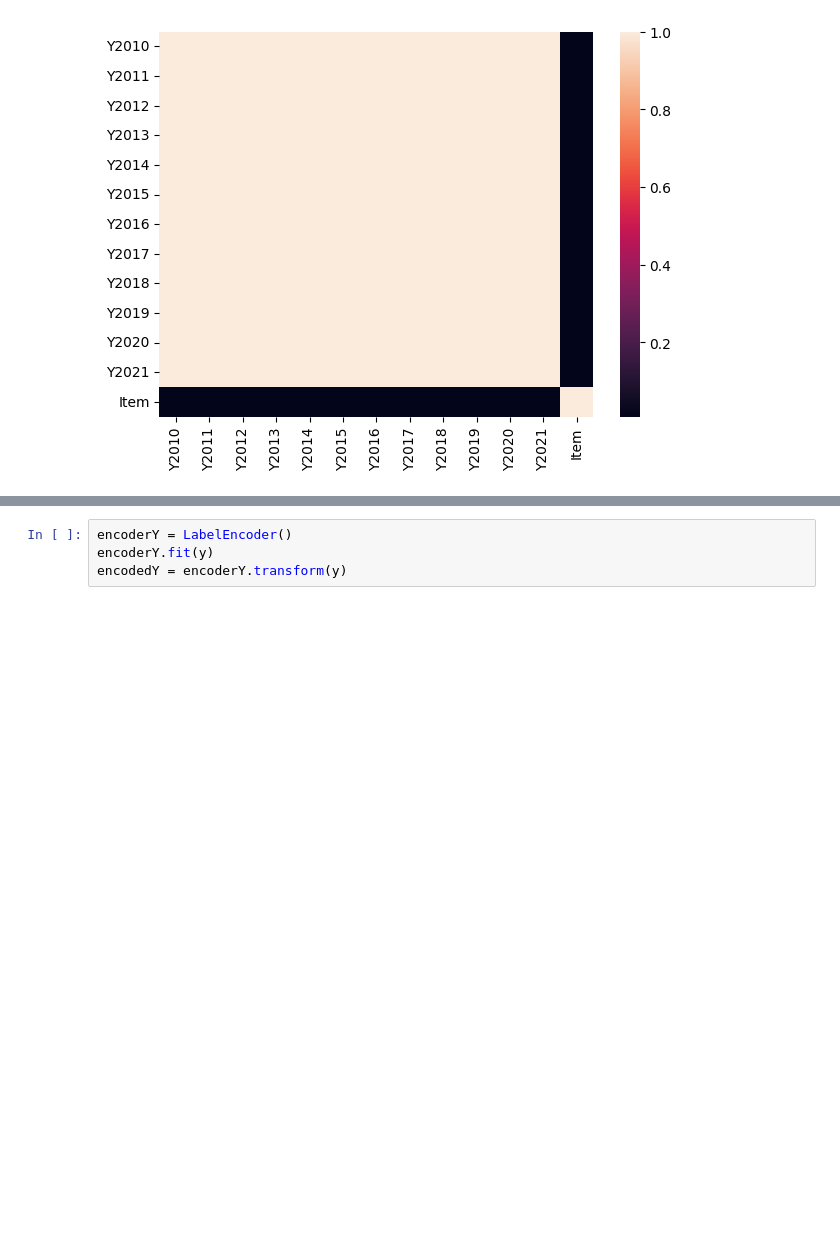
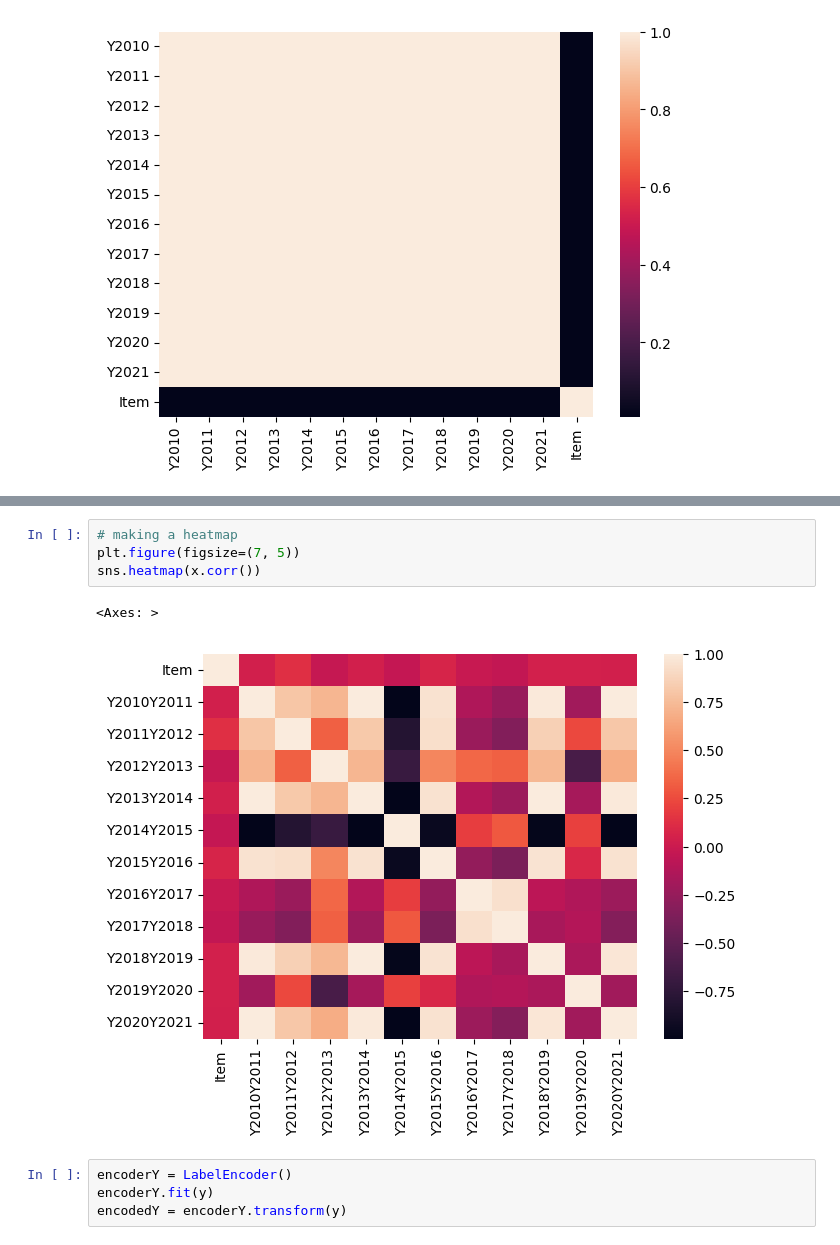
Before and after one commit to sylvas-j/ML, a Jupyter notebook: Tensorflow_works/food-feaceability/food.ipynb, the cells around one changed output, grey strips where cells are left out. Drawn from its saved outputs; the diff is of its cells as text; blank space fills up the shorter version.

```diff
--- a/Tensorflow_works/food-feaceability/food.ipynb
+++ b/Tensorflow_works/food-feaceability/food.ipynb
@@ -280,3 +359,10 @@ sns.heatmap(x.corr())
+# %%
+# making a heatmap
+plt.figure(figsize=(7, 5))
+sns.heatmap(x.corr())
+# %% [output]
+<Axes: >
+[figure, added]
 # %%
 encoderY = LabelEncoder()
 encoderY.fit(y)
```
Also changed, not shown: parts of 14 cells of this notebook.
